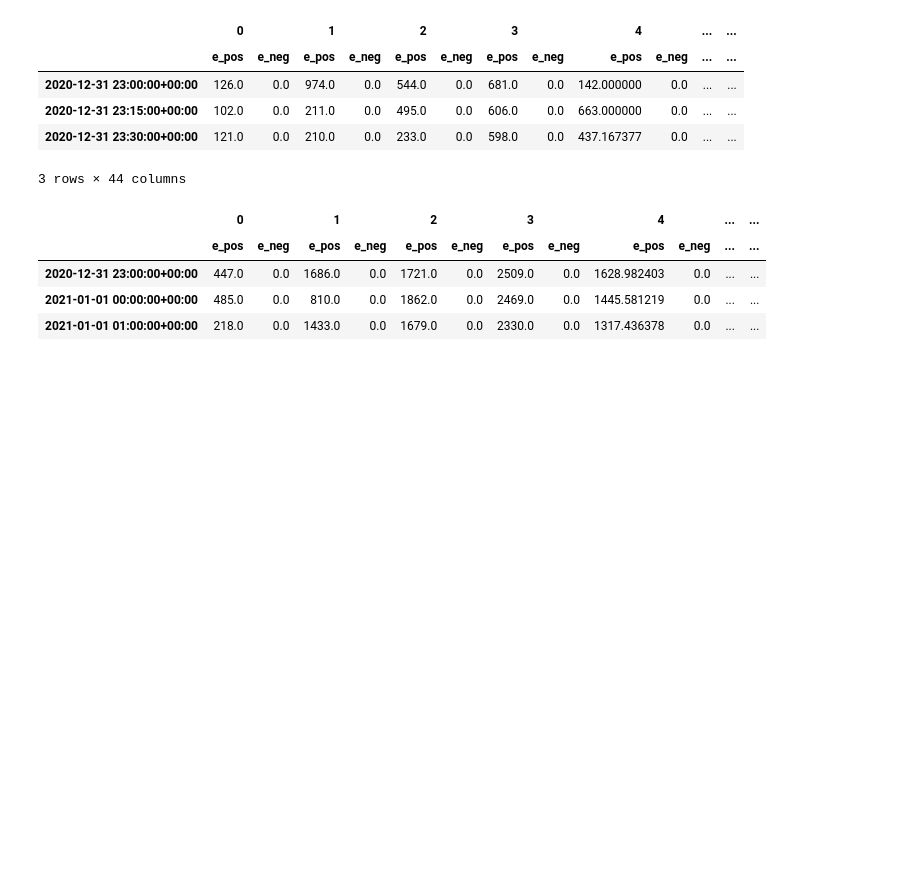
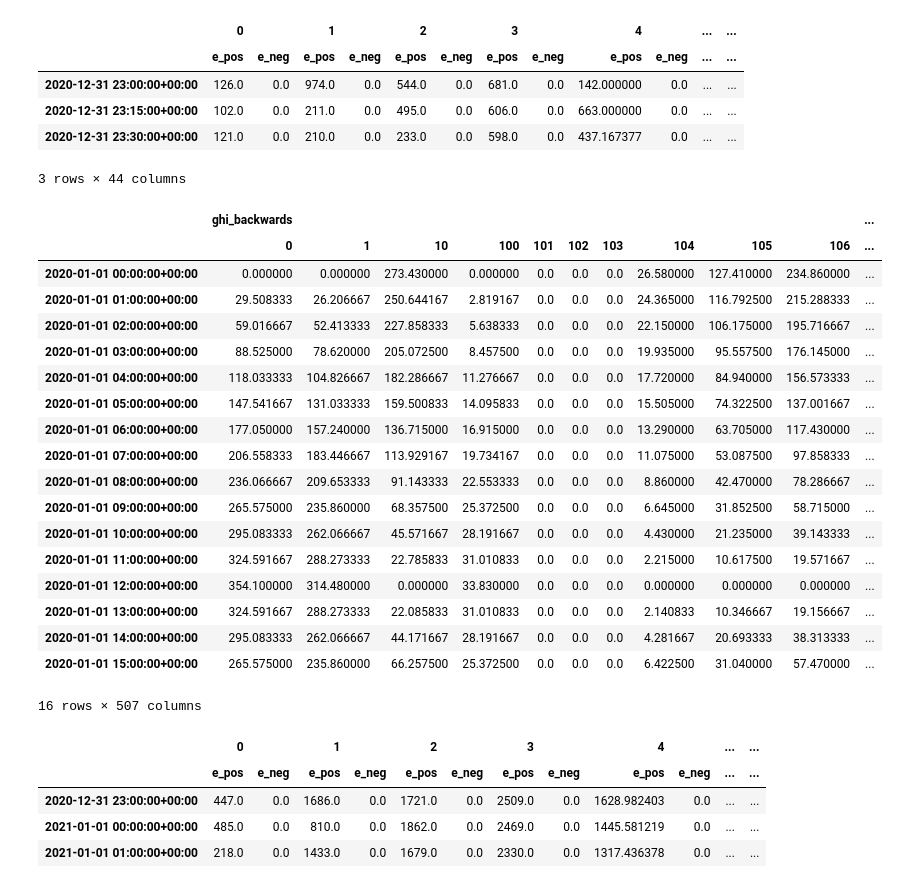
Before and after one commit to FabioLddo/time_series_energy_community_forecasting, a Jupyter notebook: Final_Project_Ippolito_Loddo_Margni.ipynb, the cells around one changed output. Drawn from its saved outputs; the diff is of its cells as text; code cells hidden in the pictures; blank space fills up the shorter version.

```diff
--- a/Final_Project_Ippolito_Loddo_Margni.ipynb
+++ b/Final_Project_Ippolito_Loddo_Margni.ipynb
@@ -294,6 +300,28 @@ df_meters.head(3)
 df_meteo = df_meteo.resample('H').mean()  # Get average meteo values at hourly rate
 df_meters = df_meters.resample('H').sum()  # Sum the measurements of meters to get hourly values
 df_nwp = df_nwp.resample('H').interpolate(method='linear')  # Interpolate prediction values to get hourly values
+# %%
+df_nwp[:16]
+# %% [output]
+|  | ghi_backwards |  |  |  |  |  |  |  |  |  | ... |
+|  | 0 | 1 | 10 | 100 | 101 | 102 | 103 | 104 | 105 | 106 | ... |
+| 2020-01-01 00:00:00+00:00 | 0.000000 | 0.000000 | 273.430000 | 0.000000 | 0.0 | 0.0 | 0.0 | 26.580000 | 127.410000 | 234.860000 | ... |
+| 2020-01-01 01:00:00+00:00 | 29.508333 | 26.206667 | 250.644167 | 2.819167 | 0.0 | 0.0 | 0.0 | 24.365000 | 116.792500 | 215.288333 | ... |
+| 2020-01-01 02:00:00+00:00 | 59.016667 | 52.413333 | 227.858333 | 5.638333 | 0.0 | 0.0 | 0.0 | 22.150000 | 106.175000 | 195.716667 | ... |
+| 2020-01-01 03:00:00+00:00 | 88.525000 | 78.620000 | 205.072500 | 8.457500 | 0.0 | 0.0 | 0.0 | 19.935000 | 95.557500 | 176.145000 | ... |
+| 2020-01-01 04:00:00+00:00 | 118.033333 | 104.826667 | 182.286667 | 11.276667 | 0.0 | 0.0 | 0.0 | 17.720000 | 84.940000 | 156.573333 | ... |
+| 2020-01-01 05:00:00+00:00 | 147.541667 | 131.033333 | 159.500833 | 14.095833 | 0.0 | 0.0 | 0.0 | 15.505000 | 74.322500 | 137.001667 | ... |
+| 2020-01-01 06:00:00+00:00 | 177.050000 | 157.240000 | 136.715000 | 16.915000 | 0.0 | 0.0 | 0.0 | 13.290000 | 63.705000 | 117.430000 | ... |
+| 2020-01-01 07:00:00+00:00 | 206.558333 | 183.446667 | 113.929167 | 19.734167 | 0.0 | 0.0 | 0.0 | 11.075000 | 53.087500 | 97.858333 | ... |
+| 2020-01-01 08:00:00+00:00 | 236.066667 | 209.653333 | 91.143333 | 22.553333 | 0.0 | 0.0 | 0.0 | 8.860000 | 42.470000 | 78.286667 | ... |
+| 2020-01-01 09:00:00+00:00 | 265.575000 | 235.860000 | 68.357500 | 25.372500 | 0.0 | 0.0 | 0.0 | 6.645000 | 31.852500 | 58.715000 | ... |
+| 2020-01-01 10:00:00+00:00 | 295.083333 | 262.066667 | 45.571667 | 28.191667 | 0.0 | 0.0 | 0.0 | 4.430000 | 21.235000 | 39.143333 | ... |
+| 2020-01-01 11:00:00+00:00 | 324.591667 | 288.273333 | 22.785833 | 31.010833 | 0.0 | 0.0 | 0.0 | 2.215000 | 10.617500 | 19.571667 | ... |
+| 2020-01-01 12:00:00+00:00 | 354.100000 | 314.480000 | 0.000000 | 33.830000 | 0.0 | 0.0 | 0.0 | 0.000000 | 0.000000 | 0.000000 | ... |
+| 2020-01-01 13:00:00+00:00 | 324.591667 | 288.273333 | 22.085833 | 31.010833 | 0.0 | 0.0 | 0.0 | 2.140833 | 10.346667 | 19.156667 | ... |
+| 2020-01-01 14:00:00+00:00 | 295.083333 | 262.066667 | 44.171667 | 28.191667 | 0.0 | 0.0 | 0.0 | 4.281667 | 20.693333 | 38.313333 | ... |
+| 2020-01-01 15:00:00+00:00 | 265.575000 | 235.860000 | 66.257500 | 25.372500 | 0.0 | 0.0 | 0.0 | 6.422500 | 31.040000 | 57.470000 | ... |
+16 rows × 507 columns
 # %%
 # Check data sampled at 1 hour intervals
 df_meters.head(3)
```
Also changed, not shown: parts of 25 cells of this notebook.
